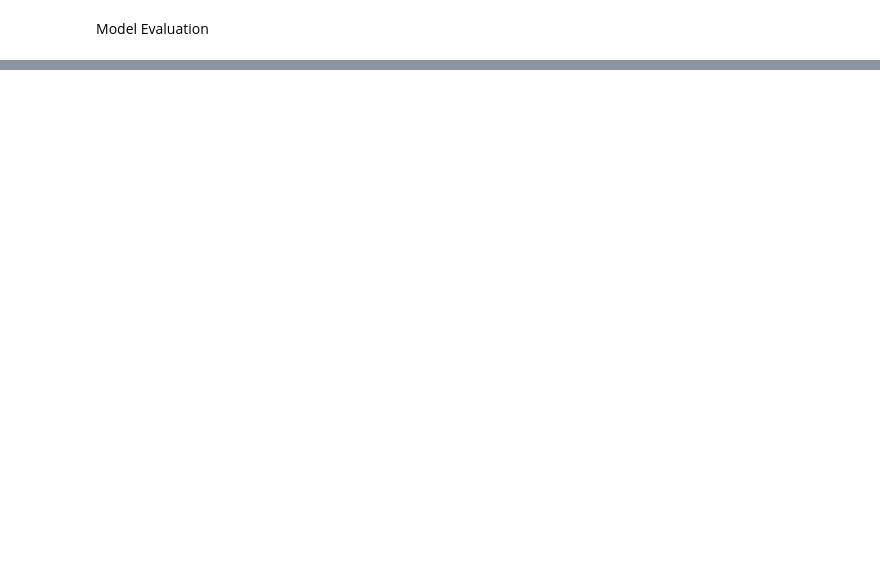
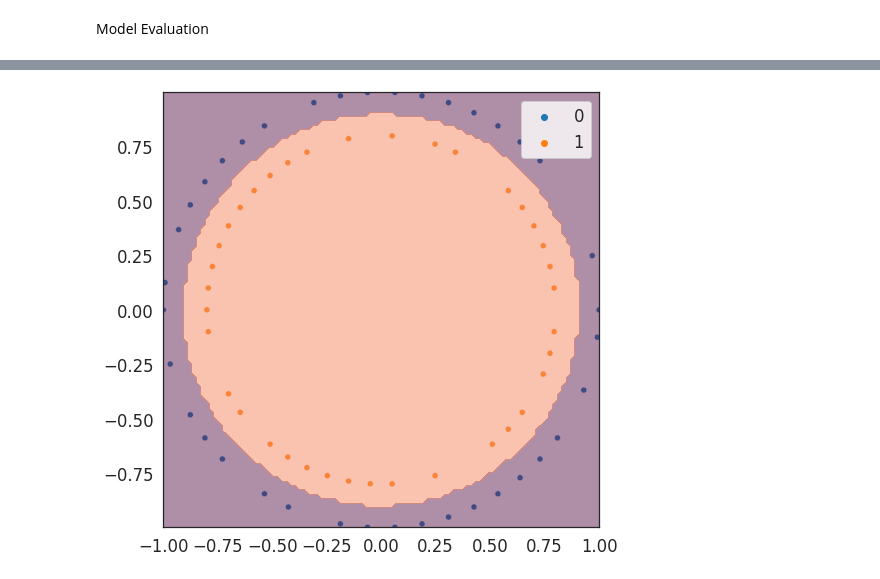
Before and after one commit to Aditya9790/Machine-Learning, a Jupyter notebook: Hard Coded Algorithms/Logistic_Regression.ipynb, the cells around one changed output, grey strips where cells are left out. Drawn from its saved outputs; the diff is of its cells as text; code cells hidden in the pictures; blank space fills up the shorter version.

```diff
--- a/Hard Coded Algorithms/Logistic_Regression.ipynb
+++ b/Hard Coded Algorithms/Logistic_Regression.ipynb
@@ -327,0 +352,2 @@ weighted avg       0.87      0.87      0.87        15
+# %%
+x_poly = polynomial_transform(feature_matrix, degree=2)
@@ -327,0 +367,4 @@ weighted avg       0.87      0.87      0.87        15
+# %%
+from sklearn.model_selection import train_test_split
+x_train, x_test, y_train, y_test = train_test_split(x_poly, labels)
+print(x_train.shape, x_test.shape, y_train.shape, y_test.shape)
@@ -327,0 +394,4 @@ weighted avg       0.87      0.87      0.87        15
+# %%
+visualize_model(x_train, y_train, log_reg_poly, degree=2)
+# %% [output]
+[figure, added]
```
Also changed, not shown: parts of 24 cells of this notebook.
